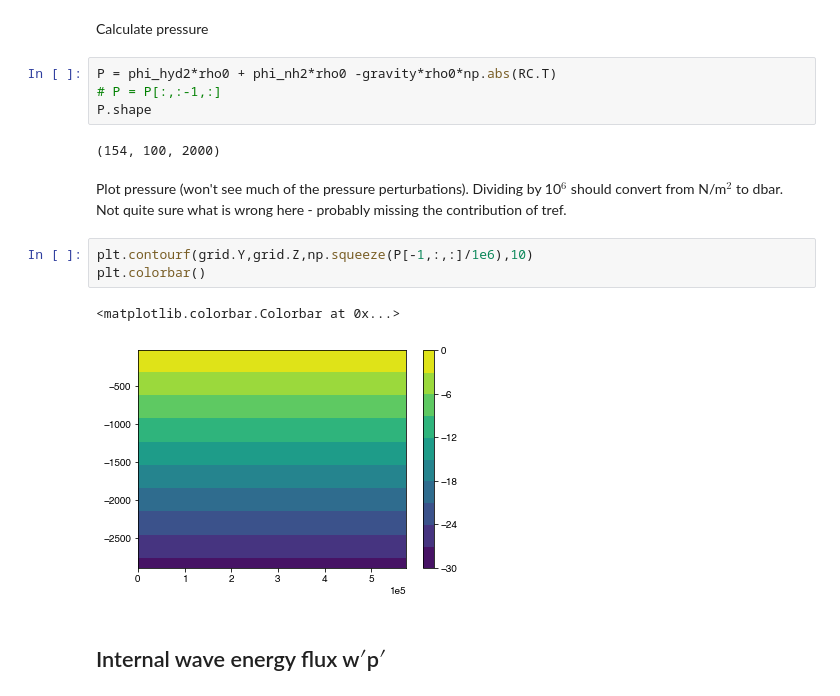
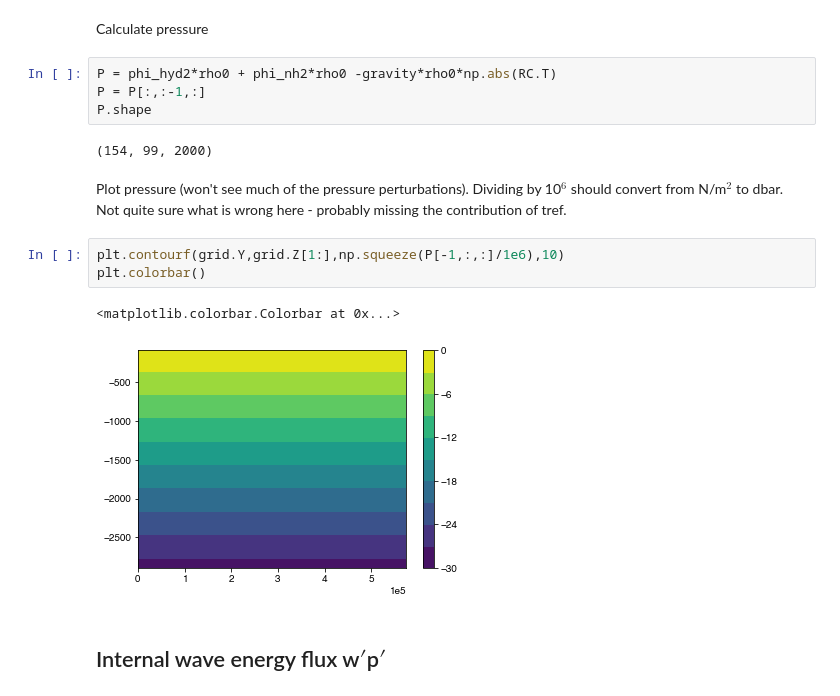
Before and after one commit to gunnarvoet/flow-across-bump, a Jupyter notebook: analysis/bump_analysis.ipynb, the cells around one changed output. Cells and saved outputs as stored; diff of their text form.

```diff
--- a/analysis/bump_analysis.ipynb
+++ b/analysis/bump_analysis.ipynb
@@ -303,18 +303,18 @@ plt.colorbar()
 Calculate pressure
 # %%
 P = phi_hyd2*rho0 + phi_nh2*rho0 -gravity*rho0*np.abs(RC.T)
-# P = P[:,:-1,:]
+P = P[:,:-1,:]
 P.shape
 # %% [output]
-(154, 100, 2000)
+(154, 99, 2000)
 # %% [markdown]
 Plot pressure (won't see much of the pressure perturbations). Dividing by 10$^6$ should convert from N/m$^2$ to dbar. Not quite sure what is wrong here - probably missing the contribution of tref.
 # %%
-plt.contourf(grid.Y,grid.Z,np.squeeze(P[-1,:,:]/1e6),10)
+plt.contourf(grid.Y,grid.Z[1:],np.squeeze(P[-1,:,:]/1e6),10)
 plt.colorbar()
 # %% [output]
 <matplotlib.colorbar.Colorbar at 0x...>
-[figure, old version]
+[figure, new version]
 # %% [markdown]
 ## Internal wave energy flux w$\prime$p$\prime$
 # %% [markdown]
```
